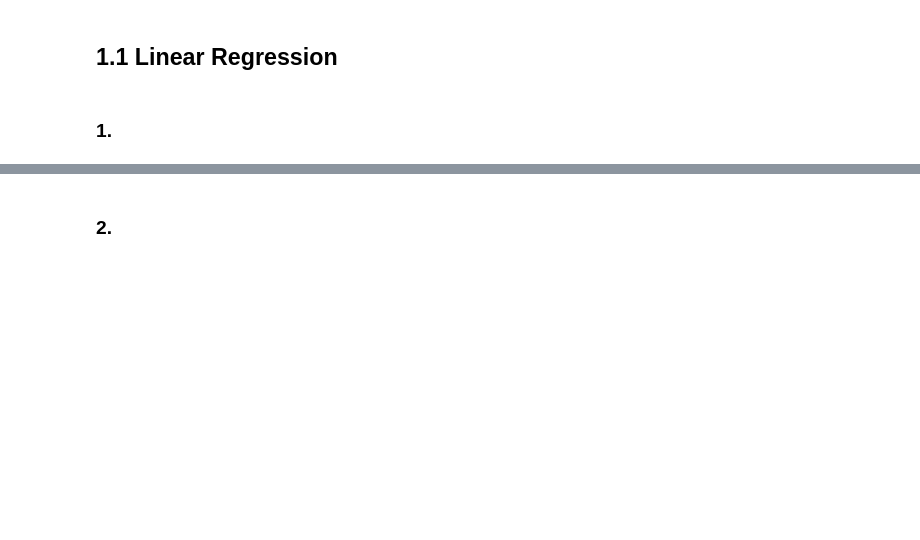
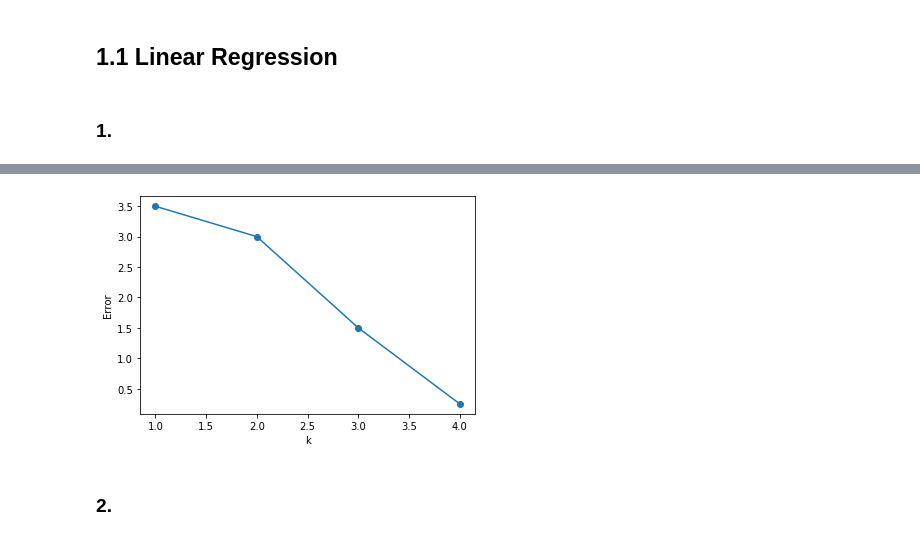
Before and after one commit to skailasa/ml, a Jupyter notebook: supervised_learning_course/coursework_1.ipynb, the cells around one changed output, grey strips where cells are left out. Cells and saved outputs as stored; diff of their text form; code cells hidden in the pictures; blank space fills up the shorter version.

```diff
--- a/supervised_learning_course/coursework_1.ipynb
+++ b/supervised_learning_course/coursework_1.ipynb
@@ -113,16 +149,19 @@ def mse(y, y_hat):
 # %%
 error_vec = []
 
 for i in range(1, 5):
     Phi = polynomial_feature_map(X, k=i)
     w = linear_regression(Phi, y_train)
     error_vec.append(mse(y_train, polynomial(x, len(w), *w)))
 
-title("MSE vs k")
+# title("MSE vs k")
 plot(range(1, 5), error_vec, '-o')
 xlabel('k')
 ylabel('Error')
+savefig('fig2.eps')
 show()
+# %% [output]
+[figure, added]
 # %% [markdown]
 ###   2.
 # %%
```
Also changed, not shown: parts of 30 cells of this notebook.
